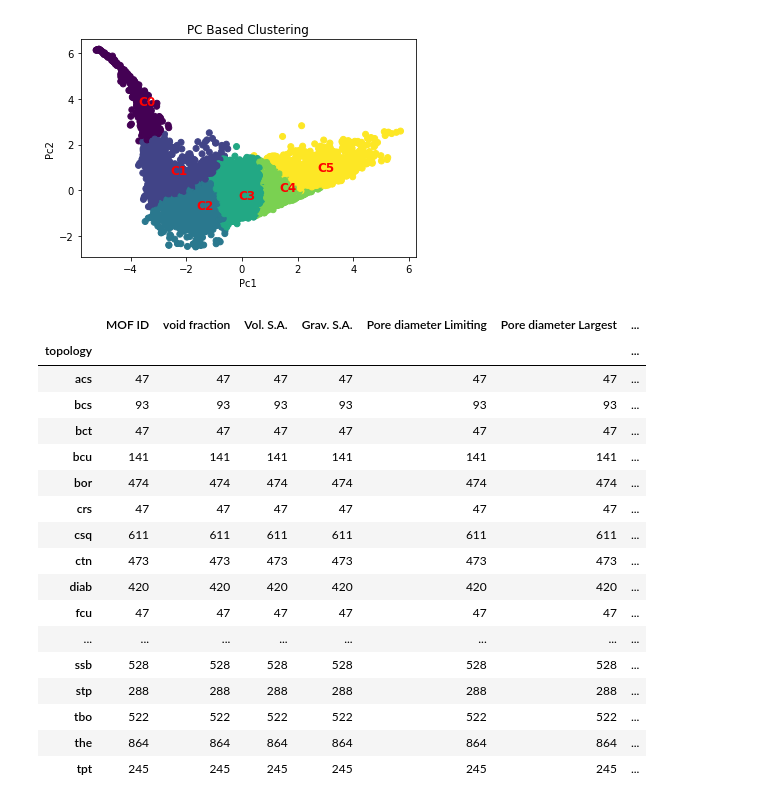
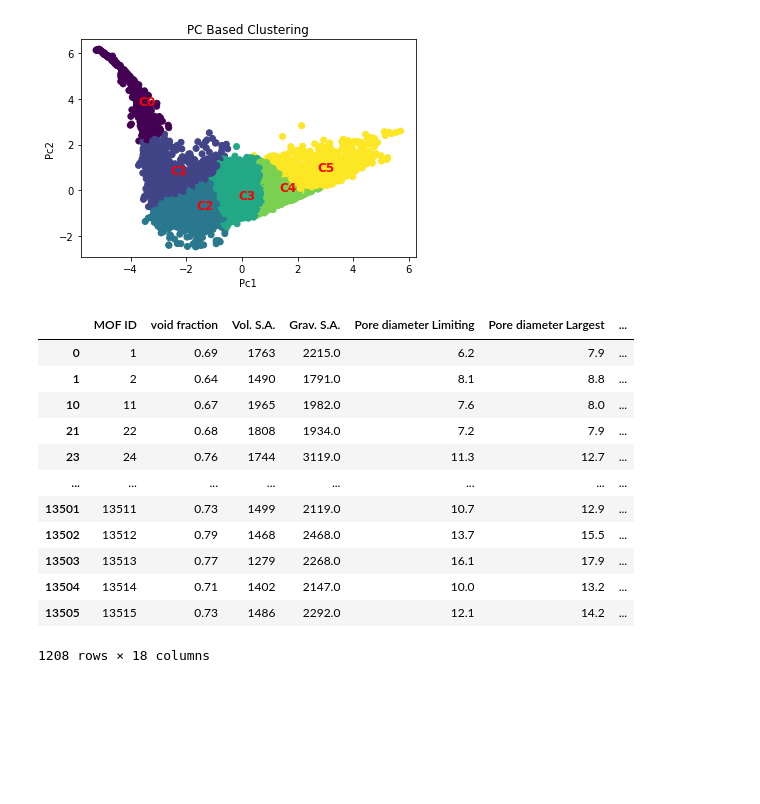
Before and after one commit to Gregory-Cooper/TL_MOF, a Jupyter notebook: Cluster_transfer.ipynb, the cells around one changed output. Drawn from its saved outputs; the diff is of its cells as text; code cells hidden in the pictures; blank space fills up the shorter version.

```diff
--- a/Cluster_transfer.ipynb
+++ b/Cluster_transfer.ipynb
@@ -123,24 +119,27 @@ for i in range(6):
             dic[j].append(sum(Cluster1["topology"]==j))
         else:
             dic[j].append(0)
-# %%
-abridge.groupby("topology").count()
-# %% [output]
-|  | MOF ID | void fraction | Vol. S.A. | Grav. S.A. | Pore diameter Limiting | Pore diameter Largest | ... |
-| topology |  |  |  |  |  |  | ... |
-| acs | 47 | 47 | 47 | 47 | 47 | 47 | ... |
-| bcs | 93 | 93 | 93 | 93 | 93 | 93 | ... |
-| bct | 47 | 47 | 47 | 47 | 47 | 47 | ... |
-| bcu | 141 | 141 | 141 | 141 | 141 | 141 | ... |
-| bor | 474 | 474 | 474 | 474 | 474 | 474 | ... |
-| crs | 47 | 47 | 47 | 47 | 47 | 47 | ... |
-| csq | 611 | 611 | 611 | 611 | 611 | 611 | ... |
-| ctn | 473 | 473 | 473 | 473 | 473 | 473 | ... |
-| diab | 420 | 420 | 420 | 420 | 420 | 420 | ... |
-| fcu | 47 | 47 | 47 | 47 | 47 | 47 | ... |
-| ... | ... | ... | ... | ... | ... | ... | ... |
-| ssb | 528 | 528 | 528 | 528 | 528 | 528 | ... |
-| stp | 288 | 288 | 288 | 288 | 288 | 288 | ... |
-| tbo | 522 | 522 | 522 | 522 | 522 | 522 | ... |
-| the | 864 | 864 | 864 | 864 | 864 | 864 | ... |
-| tpt | 245 | 245 | 245 | 245 | 245 | 245 | ... |
+# %%
+Cluster0=abridge[abridge["Cluster"]==0]
+Cluster1=abridge[abridge["Cluster"]==1]
+Cluster2=abridge[abridge["Cluster"]==2]
+Cluster3=abridge[abridge["Cluster"]==3]
+Cluster4=abridge[abridge["Cluster"]==4]
+Cluster5=abridge[abridge["Cluster"]==5]
+M_Cluster=[Cluster0,Cluster1,Cluster2,Cluster3,Cluster4,Cluster5]
+# %%
+Cluster1
+# %% [output]
+|  | MOF ID | void fraction | Vol. S.A. | Grav. S.A. | Pore diameter Limiting | Pore diameter Largest | ... |
+| 0 | 1 | 0.69 | 1763 | 2215.0 | 6.2 | 7.9 | ... |
+| 1 | 2 | 0.64 | 1490 | 1791.0 | 8.1 | 8.8 | ... |
+| 10 | 11 | 0.67 | 1965 | 1982.0 | 7.6 | 8.0 | ... |
+| 21 | 22 | 0.68 | 1808 | 1934.0 | 7.2 | 7.9 | ... |
+| 23 | 24 | 0.76 | 1744 | 3119.0 | 11.3 | 12.7 | ... |
+| ... | ... | ... | ... | ... | ... | ... | ... |
+| 13501 | 13511 | 0.73 | 1499 | 2119.0 | 10.7 | 12.9 | ... |
+| 13502 | 13512 | 0.79 | 1468 | 2468.0 | 13.7 | 15.5 | ... |
+| 13503 | 13513 | 0.77 | 1279 | 2268.0 | 16.1 | 17.9 | ... |
+| 13504 | 13514 | 0.71 | 1402 | 2147.0 | 10.0 | 13.2 | ... |
+| 13505 | 13515 | 0.73 | 1486 | 2292.0 | 12.1 | 14.2 | ... |
+1208 rows × 18 columns
```
Also changed, not shown: parts of 6 cells of this notebook, 27 other files.
